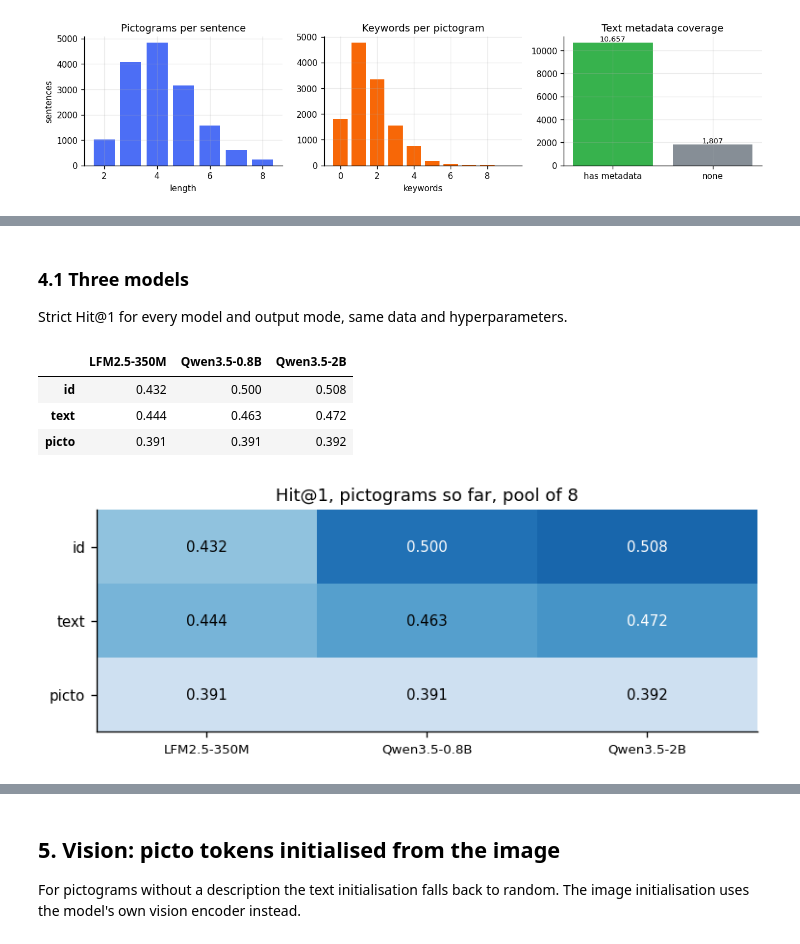
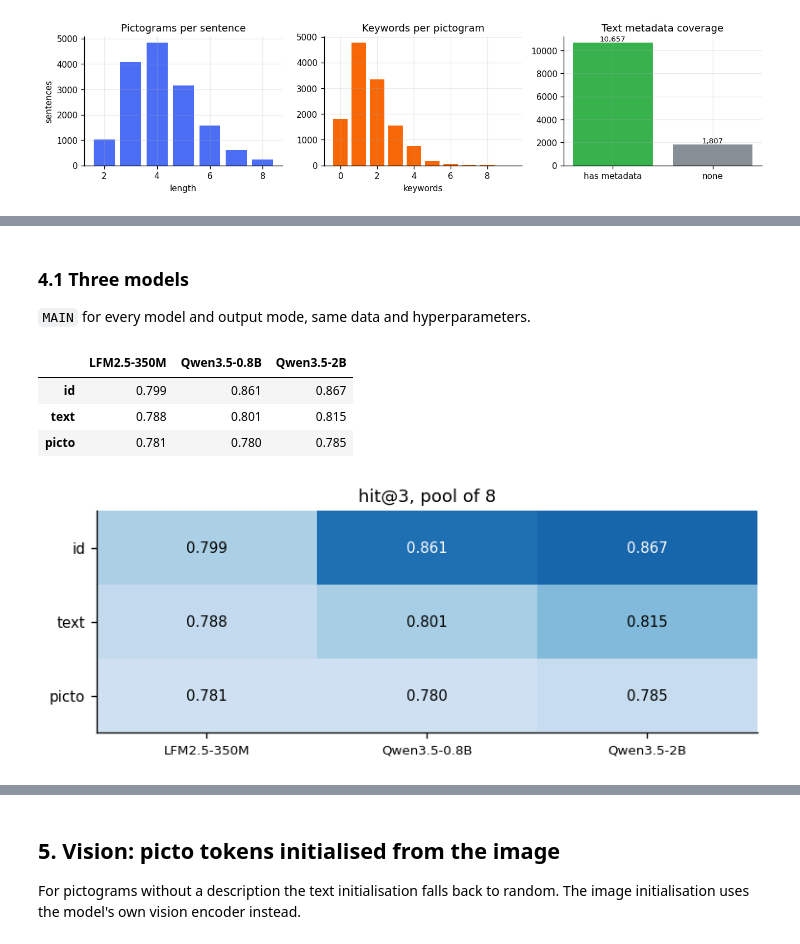
Before and after one commit to davideligabue/bdatm, a Jupyter notebook: notebook.ipynb, the cells around one changed output, grey strips where cells are left out. Cells and saved outputs as stored; diff of their text form; code cells hidden in the pictures.

```diff
--- a/notebook.ipynb
+++ b/notebook.ipynb
@@ -234,35 +234,36 @@ TABLE
 # %% [markdown]
 ### 4.1 Three models
 
-Strict Hit@1 for every model and output mode, same data and hyperparameters.
+`MAIN` for every model and output mode, same data and hyperparameters.
 # %%
 grid = {}
 for mode, key in [("id", "id"), ("text", "text"), ("picto", "picto_text")]:
     for tag in MODELS:
         recs = load(f"{key}_{tag}")
         if recs:
-            grid.setdefault(mode, {})[tag] = compute(subset(recs), corpus.equivalence)["hit@1"]
+            grid.setdefault(mode, {})[tag] = compute(subset(recs), corpus.equivalence)[MAIN]
 GRID = pd.DataFrame(grid).T.reindex(columns=MODELS).round(3)
 GRID
 # %% [output]
 |  | LFM2.5-350M | Qwen3.5-0.8B | Qwen3.5-2B |
-| id | 0.432 | 0.500 | 0.508 |
-| text | 0.444 | 0.463 | 0.472 |
-| picto | 0.391 | 0.391 | 0.392 |
+| id | 0.799 | 0.861 | 0.867 |
+| text | 0.788 | 0.801 | 0.815 |
+| picto | 0.781 | 0.780 | 0.785 |
 # %%
 # Heatmap: one cell per (mode, model)
 fig, ax = plt.subplots(figsize=(6.4, 2.6))
-im = ax.imshow(GRID.values.astype(float), cmap="Blues", vmin=0.35, vmax=0.55, aspect="auto")
+lo, hi = GRID.values.min() - 0.03, GRID.values.max() + 0.03
+im = ax.imshow(GRID.values.astype(float), cmap="Blues", vmin=lo, vmax=hi, aspect="auto")
 ax.set_xticks(range(GRID.shape[1]), GRID.columns, fontsize=8)
 ax.set_yticks(range(GRID.shape[0]), GRID.index)
 ax.grid(False)
 for i in range(GRID.shape[0]):
     for j in range(GRID.shape[1]):
         v = GRID.values[i, j]
         if not np.isnan(v):
             ax.text(j, i, f"{v:.3f}", ha="center", va="center",
-                    color="white" if v > 0.47 else "black")
-ax.set_title("Hit@1, pictograms so far, pool of 8")
+                    color="white" if v > (lo + hi) / 2 else "black")
+ax.set_title(f"{MAIN}, pool of 8")
 plt.tight_layout(); plt.savefig(FIGURES / "02_models.png", bbox_inches="tight"); plt.show()
 # %% [output]
-[figure, old version]
+[figure, new version]
```
Also changed, not shown: parts of 32 cells of this notebook, 13 other files.
